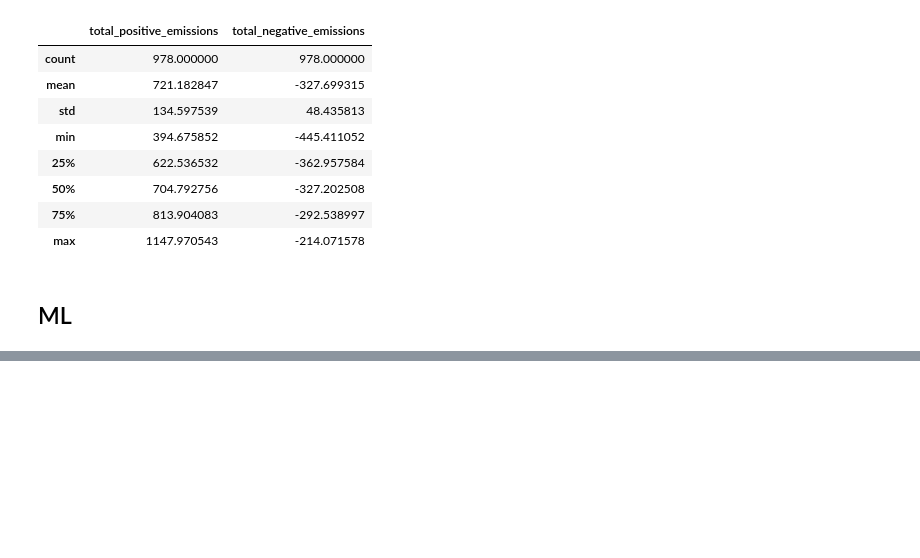
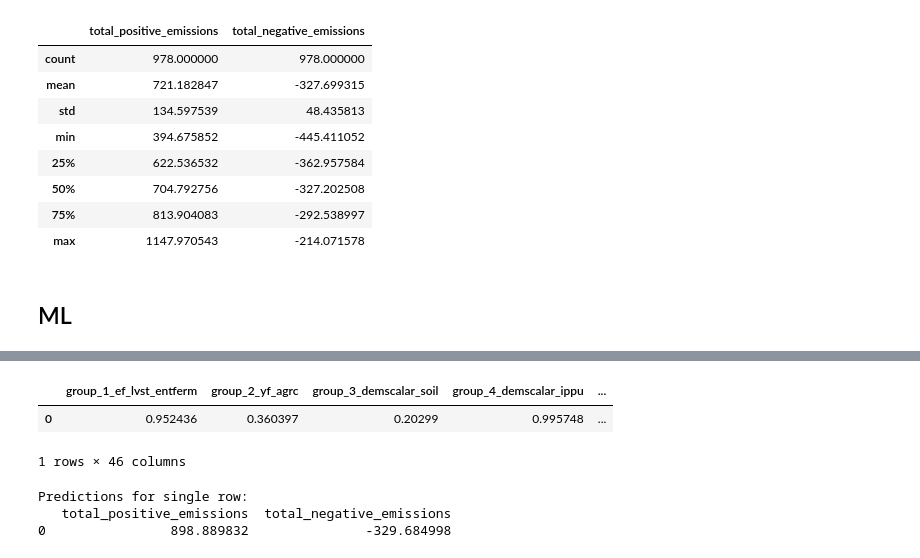
Before and after one commit to sisepuede-framework/ssp_louisiana, a Jupyter notebook: metamodel/notebooks/model_draft_gb_4.ipynb, the cells around one changed output, grey strips where cells are left out. Cells and saved outputs as stored; diff of their text form; code cells hidden in the pictures; blank space fills up the shorter version.

Commit message:
implemented prediction feature and improved evaluation metrics

```diff
--- a/metamodel/notebooks/model_draft_gb_4.ipynb
+++ b/metamodel/notebooks/model_draft_gb_4.ipynb
@@ -239,0 +214,18 @@ test_RMSE: 81.7099 ± 2.2141
+# %%
+# Get a single row from training_df_cleaned for prediction
+single_row = training_df_cleaned.iloc[0].drop(["total_positive_emissions", "total_negative_emissions"])
+single_row = single_row.to_frame().T  # Convert to DataFrame
+single_row
+# %% [output]
+|  | group_1_ef_lvst_entferm | group_2_yf_agrc | group_3_demscalar_soil | group_4_demscalar_ippu | ... |
+| 0 | 0.952436 | 0.360397 | 0.20299 | 0.995748 | ... |
+1 rows × 46 columns
+# %%
+# Predict using the trained model
+predictions = mulp.predict(single_row)
+print("Predictions for single row:")
+print(predictions)
+# %% [output]
+Predictions for single row:
+   total_positive_emissions  total_negative_emissions
+0                898.889832               -329.684998
```
Also changed, not shown: parts of 4 cells of this notebook.
